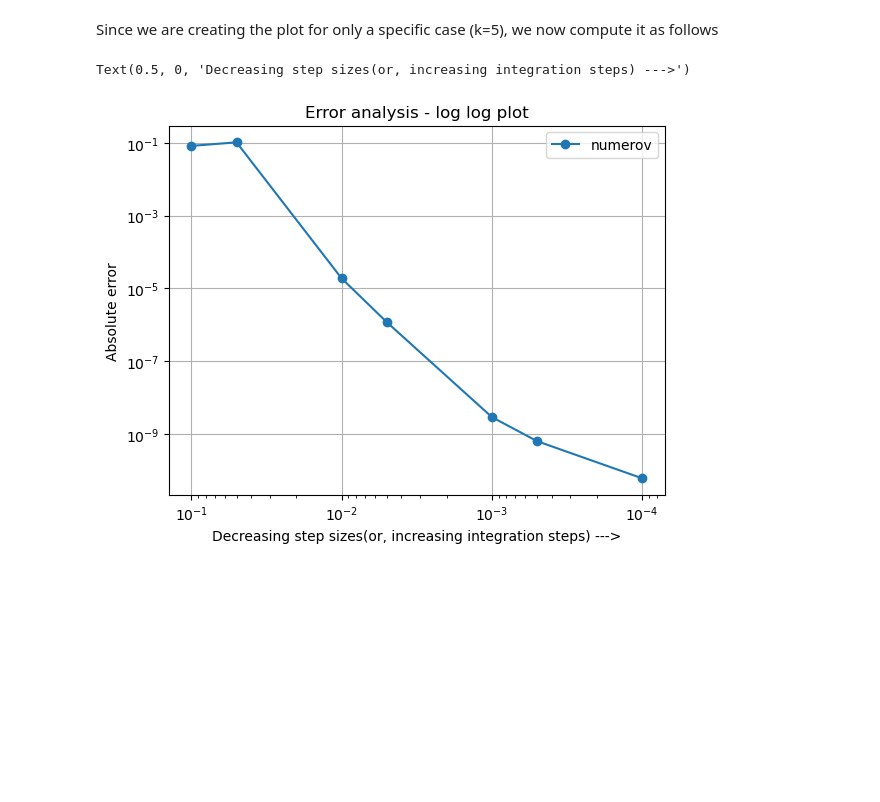
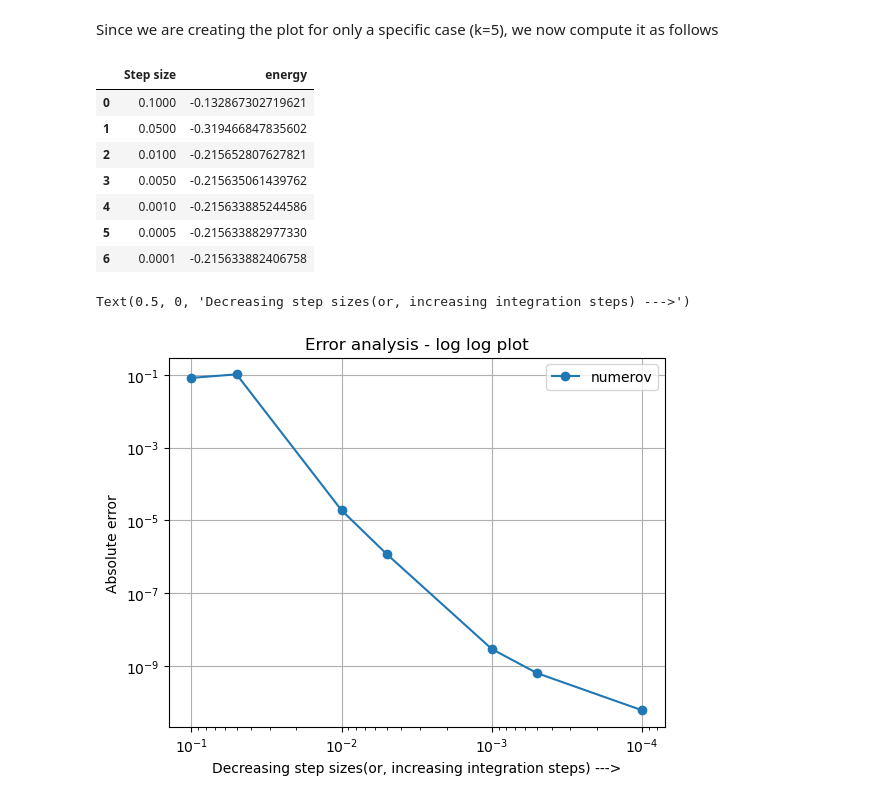
Before and after one commit to SoumyajeetMazumdar/CQMPP, a Jupyter notebook: #4/part1.ipynb, the cells around one changed output. Saved outputs shown, nothing was run; the diff lists cells and outputs as text; code cells hidden in the pictures; blank space fills up the shorter version.

```diff
--- a/#4/part1.ipynb
+++ b/#4/part1.ipynb
@@ -181,5 +181,19 @@ for dx in dx_sizes:
 # plt.tight_layout()
 # plt.grid()
 # plt.legend()
+# %%
+import pandas as pd
+pd.set_option('display.precision', 15)
+df = pd.DataFrame({'Step size': dx_sizes, 'energy': energy})
+df
+# %% [output]
+|  | Step size | energy |
+| 0 | 0.1000 | -0.132867302719621 |
+| 1 | 0.0500 | -0.319466847835602 |
+| 2 | 0.0100 | -0.215652807627821 |
+| 3 | 0.0050 | -0.215635061439762 |
+| 4 | 0.0010 | -0.215633885244586 |
+| 5 | 0.0005 | -0.215633882977330 |
+| 6 | 0.0001 | -0.215633882406758 |
 # %%
 # now we have the list of energies corresponding to each of the step size
```
Also changed, not shown: parts of 1 cell of this notebook.
